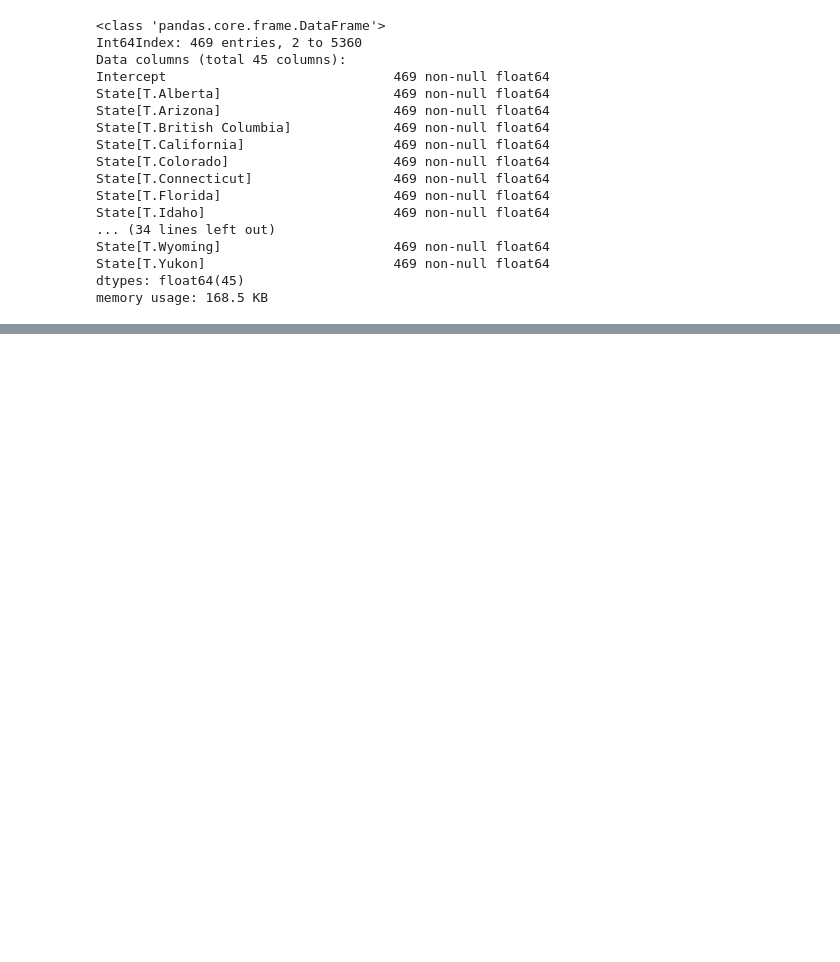
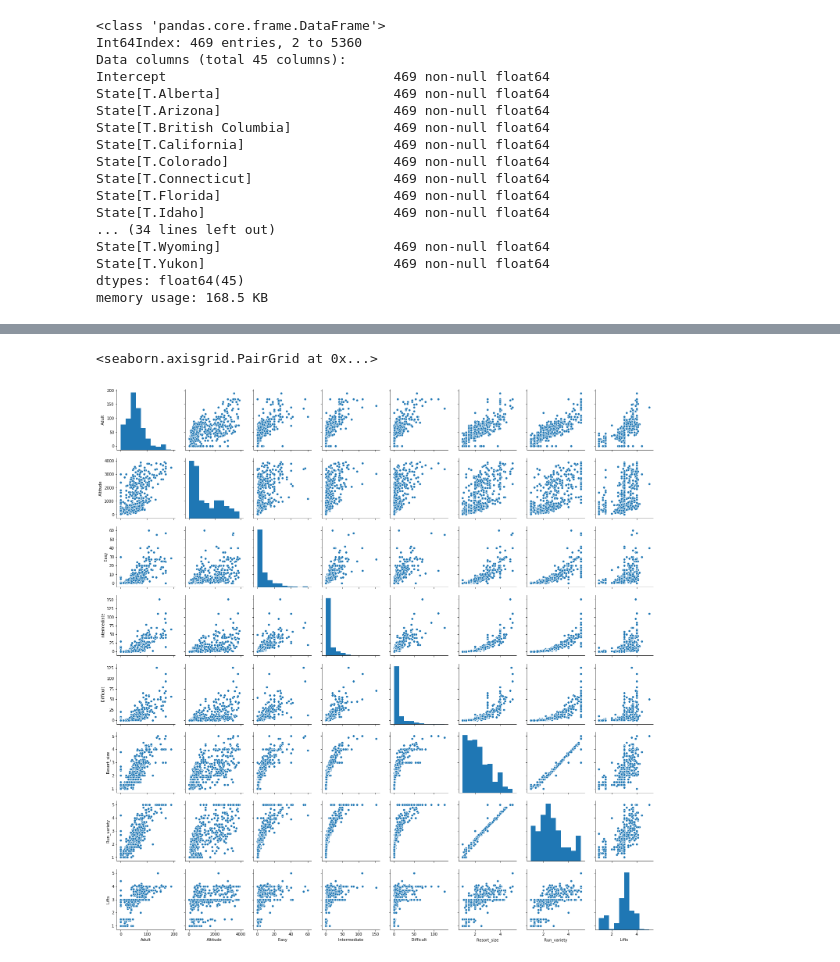
Before and after one commit to dynogravelso/luther, a Jupyter notebook: Web Scraping and Cleaning General.ipynb, the cells around one changed output, grey strips where cells are left out. Drawn from its saved outputs; the diff is of its cells as text; code cells hidden in the pictures; blank space fills up the shorter version.

```diff
--- a/Web Scraping and Cleaning General.ipynb
+++ b/Web Scraping and Cleaning General.ipynb
@@ -609,5 +591,5 @@ ski_NA_df_clean1.dropna(subset = ['Resort_size', 'Run_variety', 'Lifts'], inplac
 # %%
 ski_NA_df_clean1.dropna(subset = ['State'], inplace = True)
 ski_NA_df_clean1.dropna(inplace = True)
-ski_NA_df_test.rename(columns = {'Resort_Name' : 'Resort_name'}, inplace = True)
+ski_NA_df_clean1.rename(columns = {'Resort_Name' : 'Resort_name'}, inplace = True)
 # %%
@@ -633,0 +607,8 @@ memory usage: 71.3+ KB
+# %%
+# ski_NA_df_clean1[ski_NA_df_clean1['Resort_name'] == 'brookvale-ski-park'].Adult = 25.52
+# ski_NA_df_clean1[ski_NA_df_clean1['Resort_name'] == 'brookvale-ski-park'].Child = 8.
+# ski_NA_df_clean1[ski_NA_df_clean1['Adult'] == 0]
+# ski_NA_df_clean1.loc[ski_NA_df_clean1['Resort_name'] == 'brookvale-ski-park'].Adult = 25.52
+ski_NA_df_clean1.loc[ski_NA_df_clean1['Resort_name'] == 'brookvale-ski-park', ['Adult']] = 25.52
+ski_NA_df_clean1.loc[ski_NA_df_clean1['Resort_name'] == 'brookvale-ski-park', ['Child']] = 8.
+ski_NA_df_clean1.loc[ski_NA_df_clean1['Resort_name'] == 'brookvale-ski-park']
@@ -664,0 +723,5 @@ ski_NA_df_clean1.to_pickle('csv_df.pkl')
+# %%
+sns.pairplot(dummified_ski_NA_df_clean1[['Adult', 'Altitude', 'Easy', 'Intermediate', 'Difficult', 'Resort_size', 'Run_variety', 'Lifts']])
+# %% [output]
+<seaborn.axisgrid.PairGrid at 0x...>
+[figure, added]
```
Also changed, not shown: parts of 21 cells of this notebook, 1 other file.
